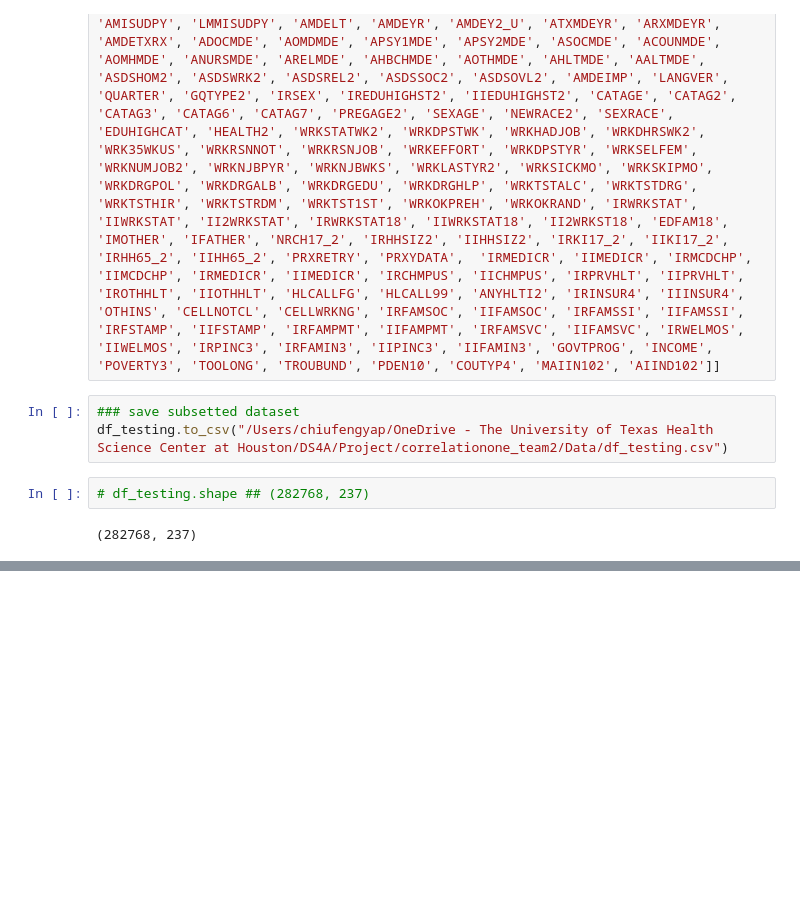
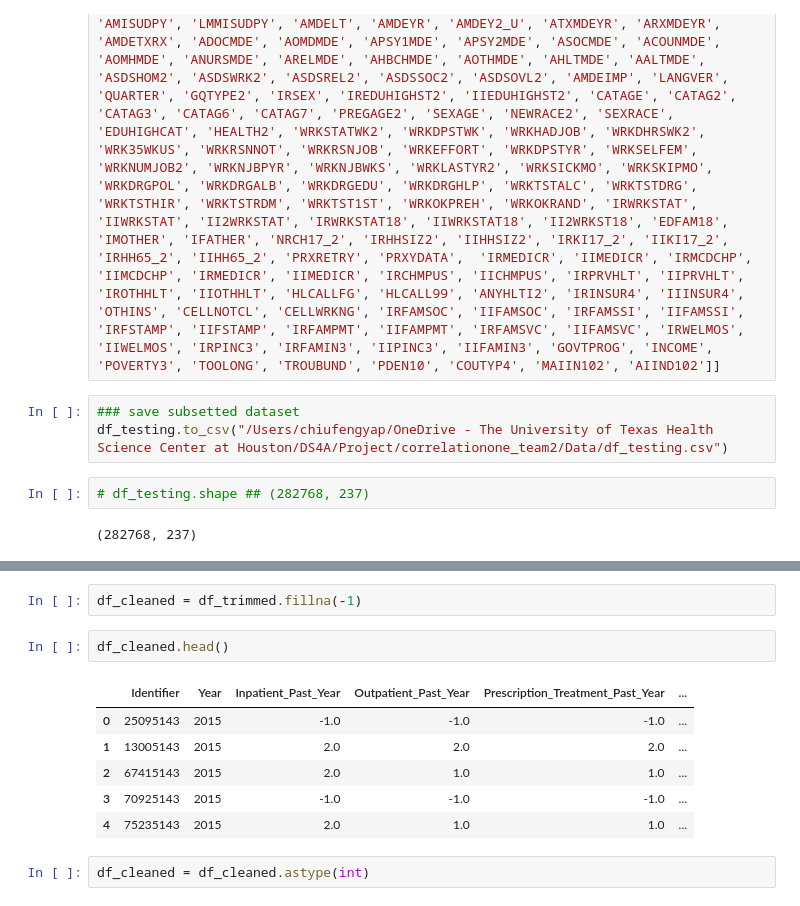
Before and after one commit to ml42322/correlationone_team2, a Jupyter notebook: NSDUH Data Cleaning.ipynb, the cells around one changed output, grey strips where cells are left out. Saved outputs shown, nothing was run; the diff lists cells and outputs as text; blank space fills up the shorter version.

```diff
--- a/NSDUH Data Cleaning.ipynb
+++ b/NSDUH Data Cleaning.ipynb
@@ -82,0 +158,13 @@ df_testing.to_csv("/Users/chiufengyap/OneDrive - The University of Texas Health
+# %%
+df_cleaned = df_trimmed.fillna(-1)
+# %%
+df_cleaned.head()
+# %% [output]
+|  | Identifier | Year | Inpatient_Past_Year | Outpatient_Past_Year | Prescription_Treatment_Past_Year | ... |
+| 0 | 25095143 | 2015 | -1.0 | -1.0 | -1.0 | ... |
+| 1 | 13005143 | 2015 | 2.0 | 2.0 | 2.0 | ... |
+| 2 | 67415143 | 2015 | 2.0 | 1.0 | 1.0 | ... |
+| 3 | 70925143 | 2015 | -1.0 | -1.0 | -1.0 | ... |
+| 4 | 75235143 | 2015 | 2.0 | 1.0 | 1.0 | ... |
+# %%
+df_cleaned = df_cleaned.astype(int)
```
Also changed, not shown: parts of 45 cells of this notebook.
